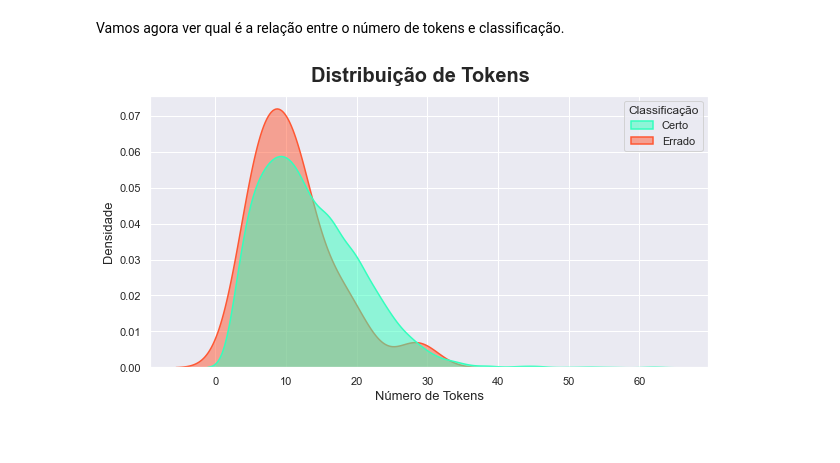
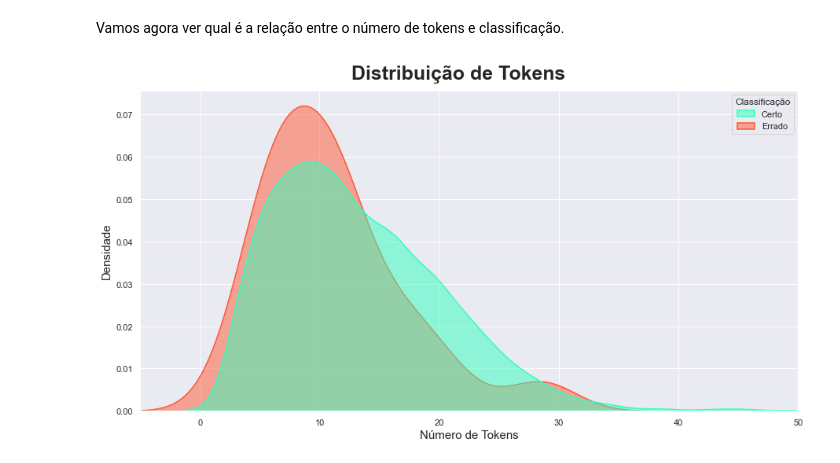
Before and after one commit to EricaFer/CVM, a Jupyter notebook: Análise FP FN.ipynb, the cells around one changed output. Cells and saved outputs as stored; diff of their text form; code cells hidden in the pictures.

```diff
--- a/Análise FP FN.ipynb
+++ b/Análise FP FN.ipynb
@@ -51,22 +51,24 @@ Vamos agora ver qual é a relação entre o número de tokens e classificação.
 # %%
 sns.set_theme(style="darkgrid")
 
-fig, ax = plt.subplots(figsize = (10,5))
+fig, ax = plt.subplots(figsize = (15,7.5))
 
 ax = sns.kdeplot(data = Total,
                   x = 'tamanho_lista_tokens',
                   hue = 'Classificação',
                   palette = {"Certo": "#33FFBD",  'Errado': "#FF5733"},
                   fill = True,
                   common_norm = False,
                   alpha = .5,
                   linewidth = 1.5)
 
-fig.suptitle('Distribuição de Tokens', fontsize = 20, fontweight = 'bold', y = 0.96)
+fig.suptitle('Distribuição de Tokens', fontsize = 25, fontweight = 'bold', y = 0.94)
 
-plt.ylabel('Densidade', fontsize = 13, y = 0.5)
-plt.xlabel('Número de Tokens', fontsize = 13, x = 0.5)
+plt.ylabel('Densidade', fontsize = 15, y = 0.5)
+plt.xlabel('Número de Tokens', fontsize = 15, x = 0.5)
+
+ax.set_xlim([-5, 50])
 
 fig.savefig('Distribuicao_Tokens.png');
 # %% [output]
-[figure, old version]
+[figure, new version]
```
Also changed, not shown: 1 other file.
